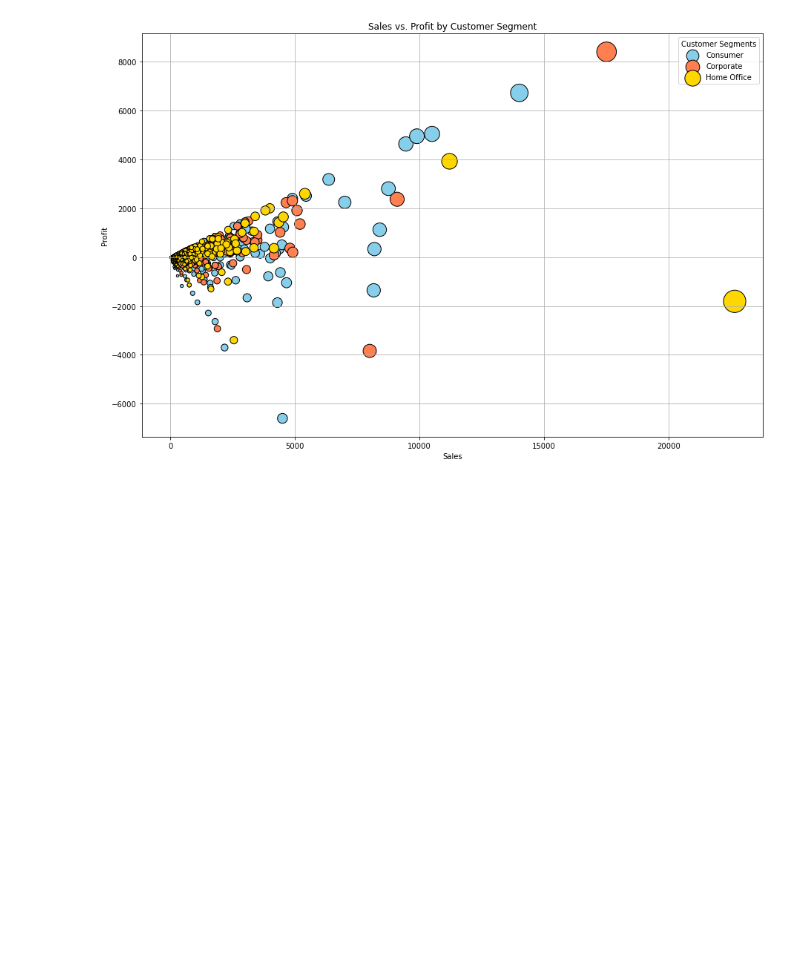
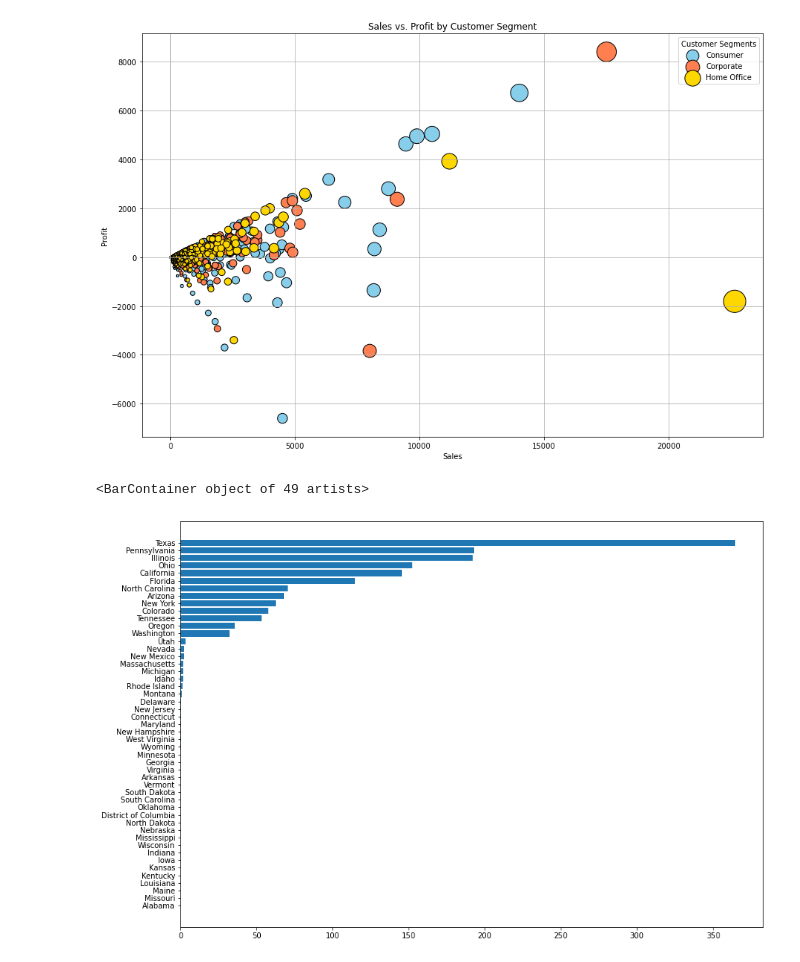
Before and after one commit to carrotdip/SuperStore, a Jupyter notebook: SuperStore_Analysis.ipynb, the cells around one changed output. Saved outputs shown, nothing was run; the diff lists cells and outputs as text; code cells hidden in the pictures; blank space fills up the shorter version.

```diff
--- a/SuperStore_Analysis.ipynb
+++ b/SuperStore_Analysis.ipynb
@@ -204,2 +201,10 @@ plt.show()
 # %% [output]
 [figure]
+# %%
+# Get Discounts by State
+discount_by_state = superstore_df.groupby(['State']).sum()[['Discount']].reset_index().sort_values(by='Discount',ascending=True)
+plt.figure(figsize=[14,10])
+plt.barh(y=discount_by_state['State'],width=discount_by_state['Discount'])
+# %% [output]
+<BarContainer object of 49 artists>
+[figure, added]
```
Also changed, not shown: parts of 7 cells of this notebook, 1 other file.
